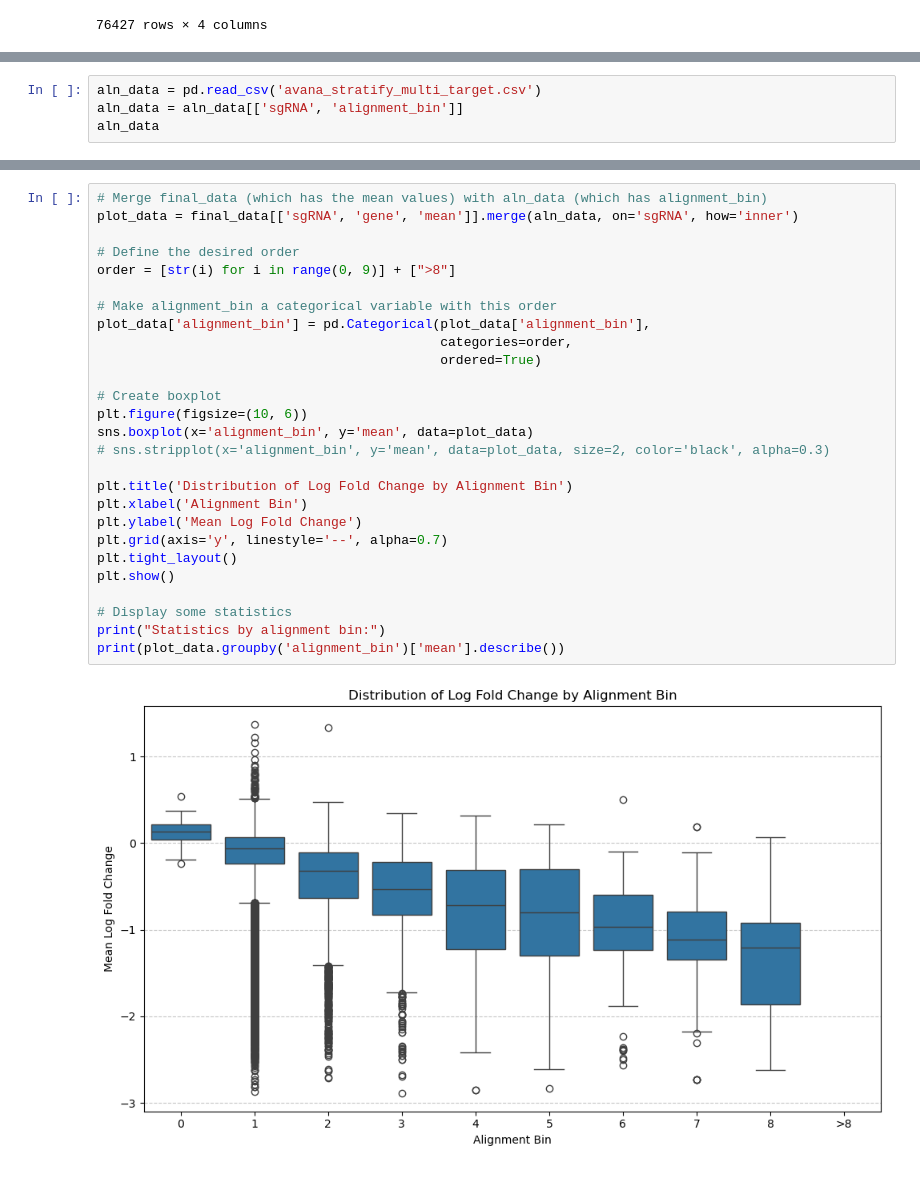
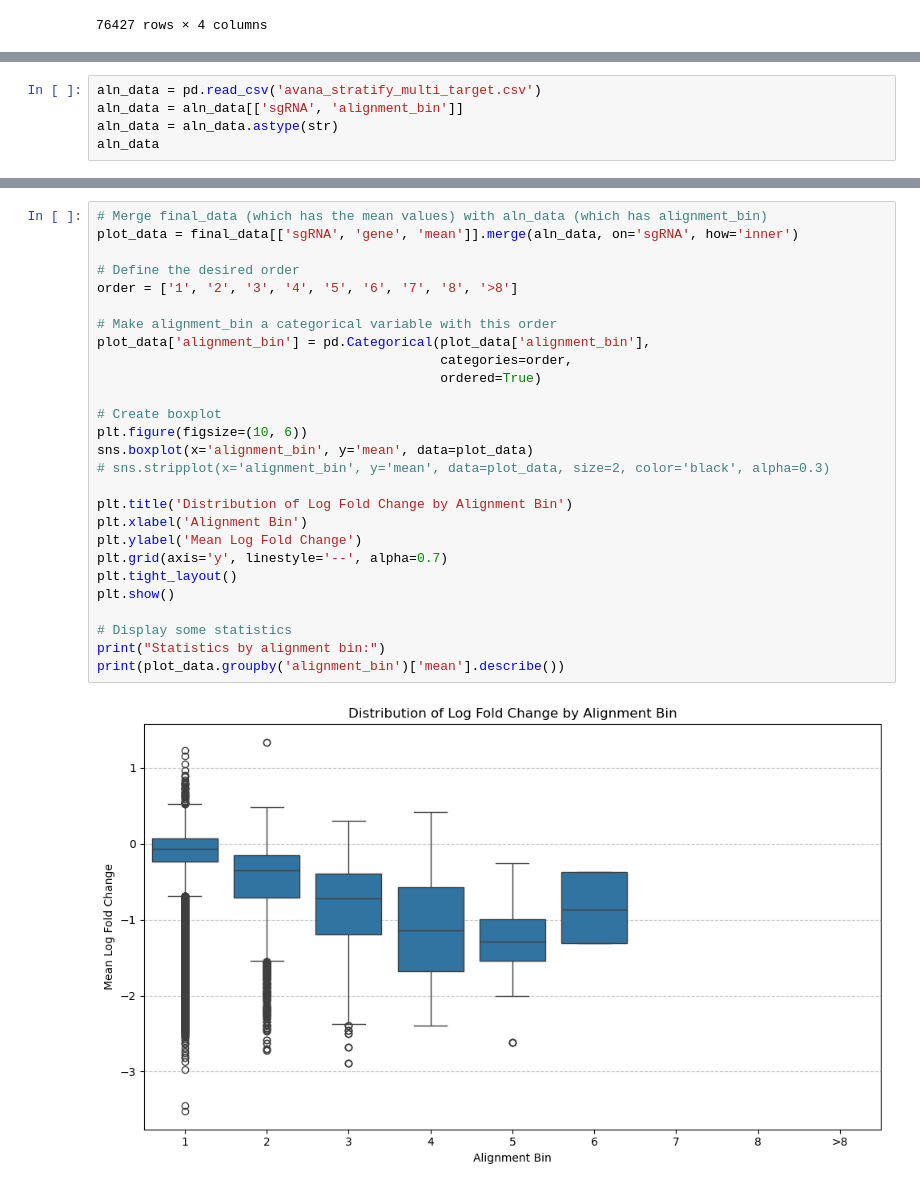
Before and after one commit to stefanusbernard/CRISPR-KO-library-survey, a Jupyter notebook: sgrna_logfc/process_lfc_data.ipynb, the cells around one changed output, grey strips where cells are left out. Cells and saved outputs as stored; diff of their text form.

Commit message:
Changes to be committed: 	modified:   01_percentage_off-target-sgrna.rmd 	modified:   03_logfoldchange_off-target-sgrna.Rmd 	modified:   sgrna_logfc/process_lfc_data.ipynb

```diff
--- a/sgrna_logfc/process_lfc_data.ipynb
+++ b/sgrna_logfc/process_lfc_data.ipynb
@@ -136,6 +139,7 @@ lfc_norm_scaled_avg
 # %%
 aln_data = pd.read_csv('avana_stratify_multi_target.csv')
 aln_data = aln_data[['sgRNA', 'alignment_bin']]
+aln_data = aln_data.astype(str)
 aln_data
 # %% [output]
 |  | sgRNA | alignment_bin |
@@ -187,32 +191,32 @@ final_data.dropna()
 # %%
 # Merge final_data (which has the mean values) with aln_data (which has alignment_bin)
 plot_data = final_data[['sgRNA', 'gene', 'mean']].merge(aln_data, on='sgRNA', how='inner')
 
 # Define the desired order
-order = [str(i) for i in range(0, 9)] + [">8"]
+order = ['1', '2', '3', '4', '5', '6', '7', '8', '>8']
 
 # Make alignment_bin a categorical variable with this order
 plot_data['alignment_bin'] = pd.Categorical(plot_data['alignment_bin'],
                                             categories=order,
                                             ordered=True)
 
 # Create boxplot
 plt.figure(figsize=(10, 6))
 sns.boxplot(x='alignment_bin', y='mean', data=plot_data)
 # sns.stripplot(x='alignment_bin', y='mean', data=plot_data, size=2, color='black', alpha=0.3)
 
 plt.title('Distribution of Log Fold Change by Alignment Bin')
 plt.xlabel('Alignment Bin')
 plt.ylabel('Mean Log Fold Change')
 plt.grid(axis='y', linestyle='--', alpha=0.7)
 plt.tight_layout()
 plt.show()
 
 # Display some statistics
 print("Statistics by alignment bin:")
 print(plot_data.groupby('alignment_bin')['mean'].describe())
 # %% [output]
-[figure, old version]
+[figure, new version]
 Statistics by alignment bin:
                  count      mean       std       min       25%       50%  \
 alignment_bin
```
Also changed, not shown: parts of 6 cells of this notebook, 2 other files.
